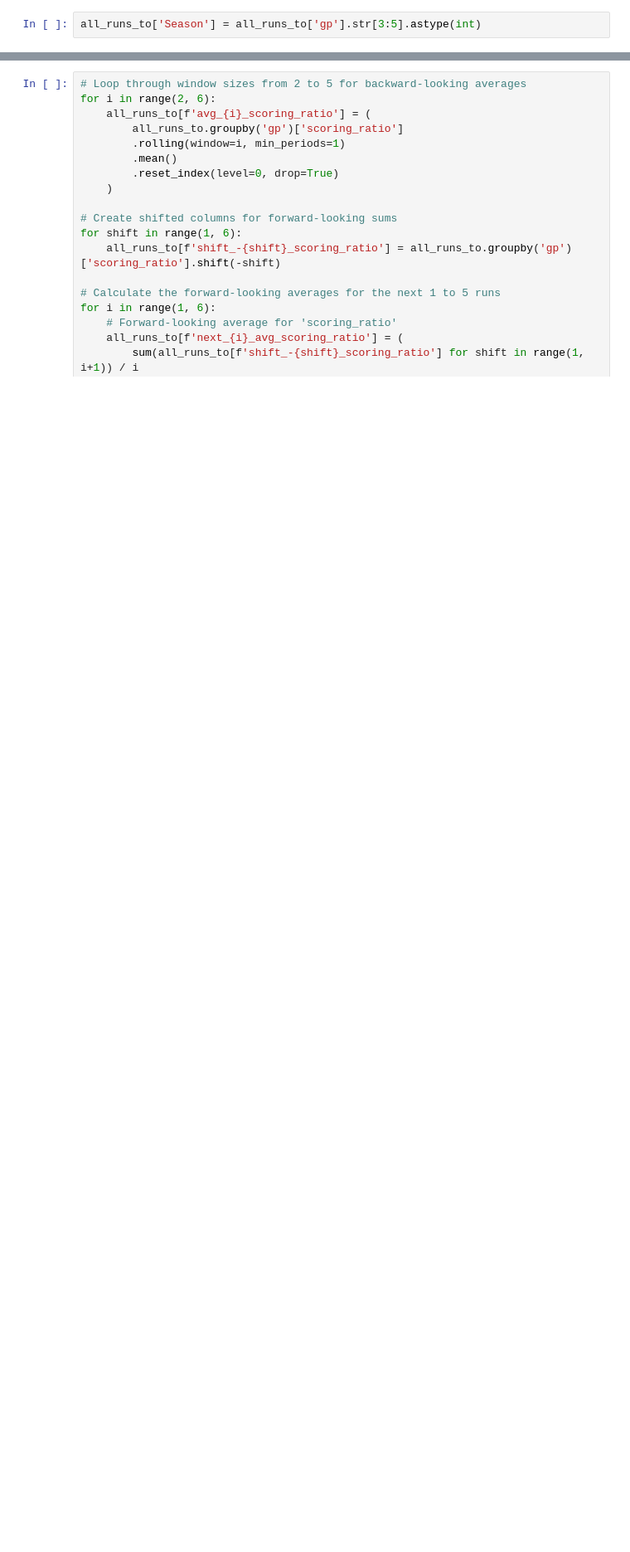
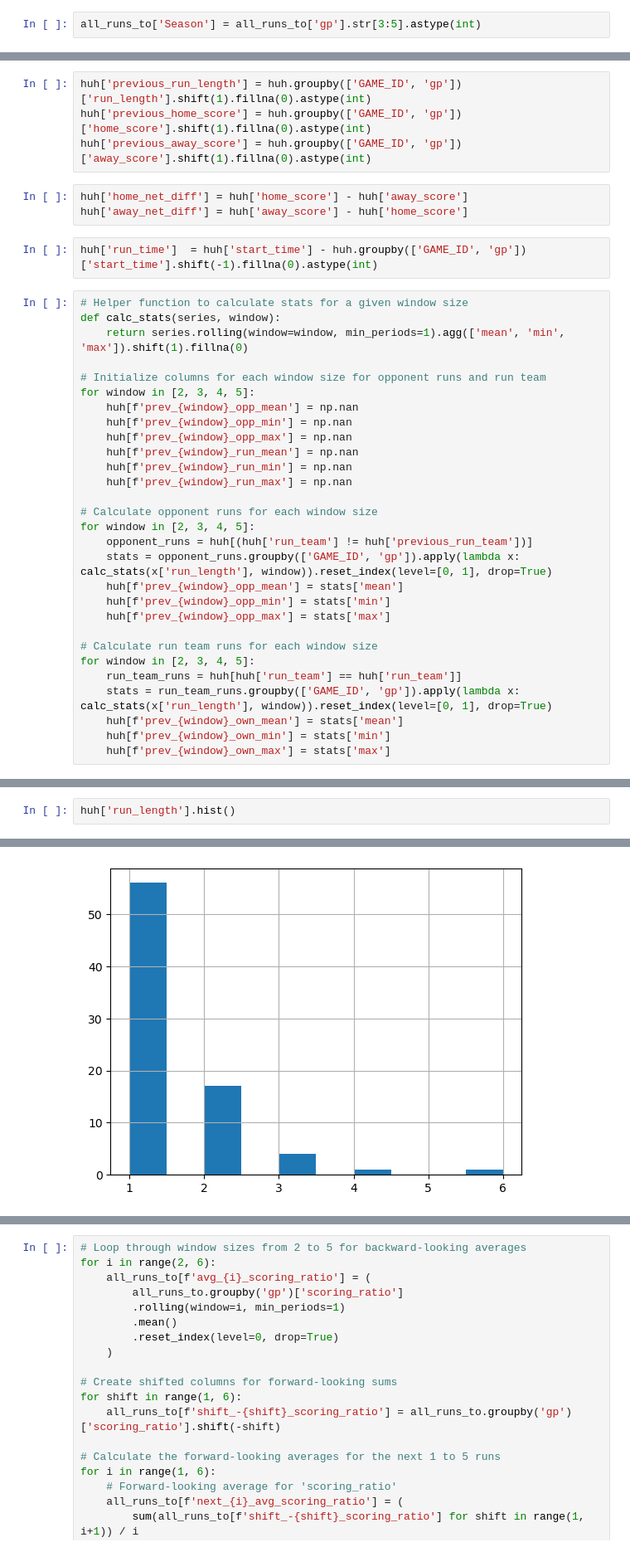
Before and after one commit to isaacvm98/timeout_analysis, a Jupyter notebook: modelling/nba_timeouts_modelling.ipynb, the cells around one changed output, grey strips where cells are left out. Shown at 83% size. Drawn from its saved outputs; the diff is of its cells as text; blank space fills up the shorter version.

```diff
--- a/modelling/nba_timeouts_modelling.ipynb
+++ b/modelling/nba_timeouts_modelling.ipynb
@@ -52,0 +255,38 @@ all_runs_to['Season'] = all_runs_to['gp'].str[3:5].astype(int)
+# %%
+huh['previous_run_length'] = huh.groupby(['GAME_ID', 'gp'])['run_length'].shift(1).fillna(0).astype(int)
+huh['previous_home_score'] = huh.groupby(['GAME_ID', 'gp'])['home_score'].shift(1).fillna(0).astype(int)
+huh['previous_away_score'] = huh.groupby(['GAME_ID', 'gp'])['away_score'].shift(1).fillna(0).astype(int)
+# %%
+huh['home_net_diff'] = huh['home_score'] - huh['away_score']
+huh['away_net_diff'] = huh['away_score'] - huh['home_score']
+# %%
+huh['run_time']  = huh['start_time'] - huh.groupby(['GAME_ID', 'gp'])['start_time'].shift(-1).fillna(0).astype(int)
+# %%
+# Helper function to calculate stats for a given window size
+def calc_stats(series, window):
+    return series.rolling(window=window, min_periods=1).agg(['mean', 'min', 'max']).shift(1).fillna(0)
+
+# Initialize columns for each window size for opponent runs and run team
+for window in [2, 3, 4, 5]:
+    huh[f'prev_{window}_opp_mean'] = np.nan
+    huh[f'prev_{window}_opp_min'] = np.nan
+    huh[f'prev_{window}_opp_max'] = np.nan
+    huh[f'prev_{window}_run_mean'] = np.nan
+    huh[f'prev_{window}_run_min'] = np.nan
+    huh[f'prev_{window}_run_max'] = np.nan
+
+# Calculate opponent runs for each window size
+for window in [2, 3, 4, 5]:
+    opponent_runs = huh[(huh['run_team'] != huh['previous_run_team'])]
+    stats = opponent_runs.groupby(['GAME_ID', 'gp']).apply(lambda x: calc_stats(x['run_length'], window)).reset_index(level=[0, 1], drop=True)
+    huh[f'prev_{window}_opp_mean'] = stats['mean']
+    huh[f'prev_{window}_opp_min'] = stats['min']
+    huh[f'prev_{window}_opp_max'] = stats['max']
+
+# Calculate run team runs for each window size
+for window in [2, 3, 4, 5]:
+    run_team_runs = huh[huh['run_team'] == huh['run_team']]
+    stats = run_team_runs.groupby(['GAME_ID', 'gp']).apply(lambda x: calc_stats(x['run_length'], window)).reset_index(level=[0, 1], drop=True)
+    huh[f'prev_{window}_own_mean'] = stats['mean']
+    huh[f'prev_{window}_own_min'] = stats['min']
+    huh[f'prev_{window}_own_max'] = stats['max']
@@ -52,0 +302,3 @@ all_runs_to['Season'] = all_runs_to['gp'].str[3:5].astype(int)
+# %%
+huh['run_length'].hist()
+# %% [output]
@@ -52,0 +306 @@ all_runs_to['Season'] = all_runs_to['gp'].str[3:5].astype(int)
+[figure, added]
```
Also changed, not shown: parts of 58 cells of this notebook, 15 other files.
